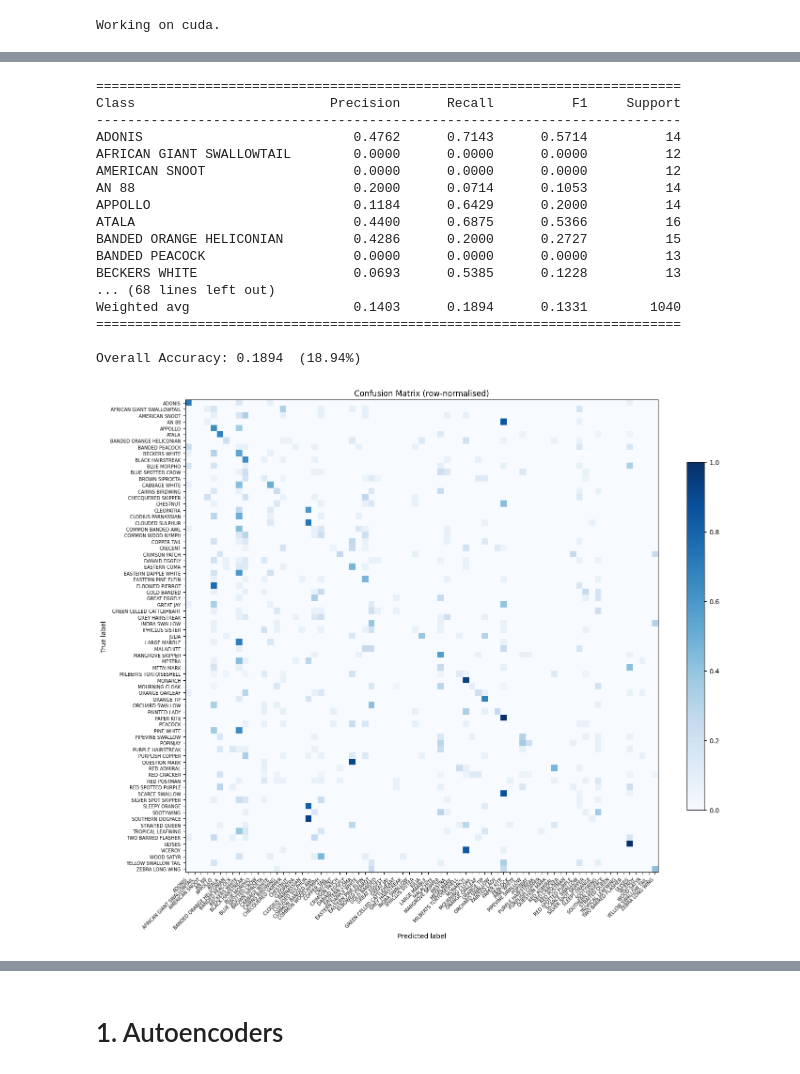
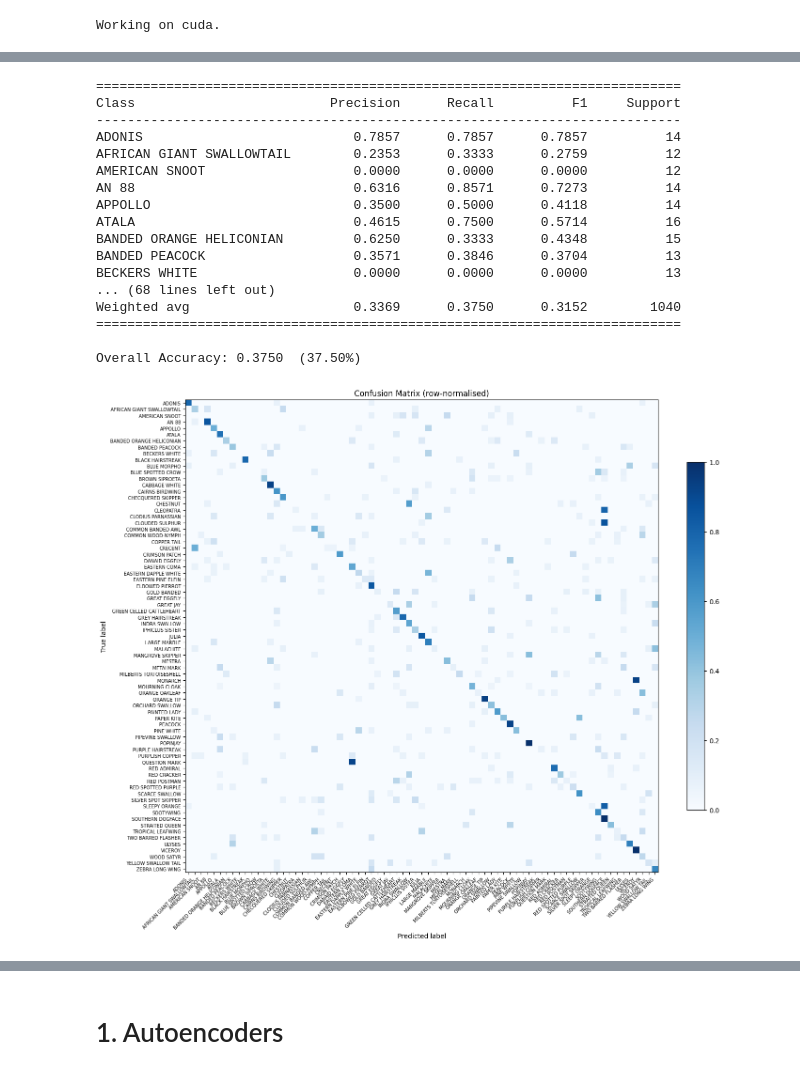
Before and after one commit to lightless-lamp/ACA-TP2, a Jupyter notebook: notebooks/04_baseline.ipynb, the cells around one changed output, grey strips where cells are left out. Drawn from its saved outputs; the diff is of its cells as text; code cells hidden in the pictures.

```diff
--- a/notebooks/04_baseline.ipynb
+++ b/notebooks/04_baseline.ipynb
@@ -68,15 +63,25 @@ output_dir = '../src/baseline/saved'
 output_path = os.path.join(output_dir, 'raw_weights.pth')
 
 if train:
-    epochs = 10
+    epochs = 50
+
+    config = {
+        "augmentation": "none",
+        "batch_size": BATCH_SIZE,
+        "epochs": epochs,
+    }
+
     model_raw, history_raw = train_model(
-        data_loader=train_dataloader,
-        # val_loader=val_dataloader,
+        train_loader=train_dataloader,
+        val_loader=val_dataloader,
         epochs=epochs,
         device=DEVICE,
         n_classes=C
     )
+
     torch.save(model_raw.state_dict(), output_path)
+    save_path = save_experiment(model_raw, history_raw, config, "../src/baseline/saved")
+
 else:
     model_raw = BaselineCNN(num_classes=C)
     if not os.path.exists(output_path):
@@ -122,26 +147,32 @@ y_pred = np.array(all_preds)
 # %%
 # --- Evaluator ---
 ev_raw = ClassificationEvaluator(class_names=class_names, n_classes=C)
 ev_raw.update(y_true, y_pred)
 report = ev_raw.compute()
 ev_raw.print_report(report)
-ev_raw.plot_confusion_matrix(report)
+
+matrix_path = os.path.join(save_path, 'confusion_matrix.png')
+ev_raw.plot_confusion_matrix(report, save_path=matrix_path)
+
+report_path = os.path.join(save_path, 'classification_report.txt')
+with open(report_path, 'w', encoding='utf-8') as f:
+    f.write(str(report))
 # %% [output]
 ===========================================================================
 Class                         Precision      Recall          F1     Support
 ---------------------------------------------------------------------------
-ADONIS                           0.4762      0.7143      0.5714          14
-AFRICAN GIANT SWALLOWTAIL        0.0000      0.0000      0.0000          12
+ADONIS                           0.7857      0.7857      0.7857          14
+AFRICAN GIANT SWALLOWTAIL        0.2353      0.3333      0.2759          12
 AMERICAN SNOOT                   0.0000      0.0000      0.0000          12
-AN 88                            0.2000      0.0714      0.1053          14
-APPOLLO                          0.1184      0.6429      0.2000          14
-ATALA                            0.4400      0.6875      0.5366          16
-BANDED ORANGE HELICONIAN         0.4286      0.2000      0.2727          15
-BANDED PEACOCK                   0.0000      0.0000      0.0000          13
-BECKERS WHITE                    0.0693      0.5385      0.1228          13
+AN 88                            0.6316      0.8571      0.7273          14
+APPOLLO                          0.3500      0.5000      0.4118          14
+ATALA                            0.4615      0.7500      0.5714          16
+BANDED ORANGE HELICONIAN         0.6250      0.3333      0.4348          15
+BANDED PEACOCK                   0.3571      0.3846      0.3704          13
+BECKERS WHITE                    0.0000      0.0000      0.0000          13
 ... (68 lines left out)
-Weighted avg                     0.1403      0.1894      0.1331        1040
+Weighted avg                     0.3369      0.3750      0.3152        1040
 ===========================================================================
 
-Overall Accuracy: 0.1894  (18.94%)
+Overall Accuracy: 0.3750  (37.50%)
-[figure, old version]
+[figure, new version]
```
Also changed, not shown: parts of 4 cells of this notebook, 12 other files.
